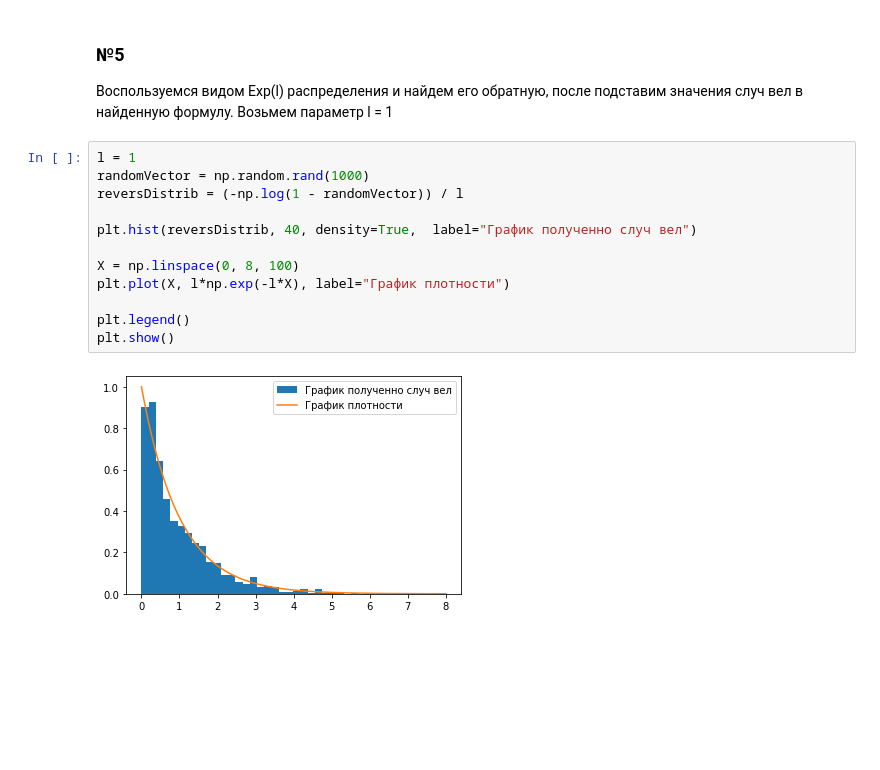
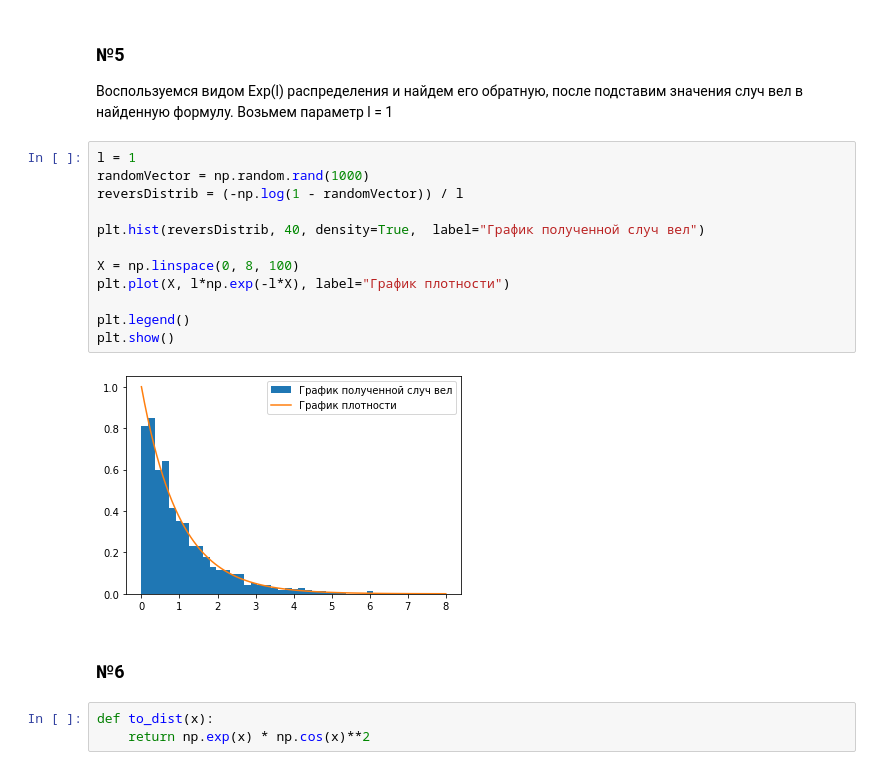
Before and after one commit to Cloda/homework_for_mathprac, a Jupyter notebook: home_5.ipynb, the cells around one changed output. Saved outputs shown, nothing was run; the diff lists cells and outputs as text; blank space fills up the shorter version.

```diff
--- a/home_5.ipynb
+++ b/home_5.ipynb
@@ -178,14 +181,19 @@ print(end_time_2 / end_time_1)
 # %%
 l = 1
 randomVector = np.random.rand(1000)
 reversDistrib = (-np.log(1 - randomVector)) / l
 
-plt.hist(reversDistrib, 40, density=True,  label="График полученно случ вел")
+plt.hist(reversDistrib, 40, density=True,  label="График полученной случ вел")
 
 X = np.linspace(0, 8, 100)
 plt.plot(X, l*np.exp(-l*X), label="График плотности")
 
 plt.legend()
 plt.show()
 # %% [output]
-[figure, old version]
+[figure, new version]
+# %% [markdown]
+### №6
+# %%
+def to_dist(x):
+    return np.exp(x) * np.cos(x)**2
```
Also changed, not shown: parts of 13 cells of this notebook.
